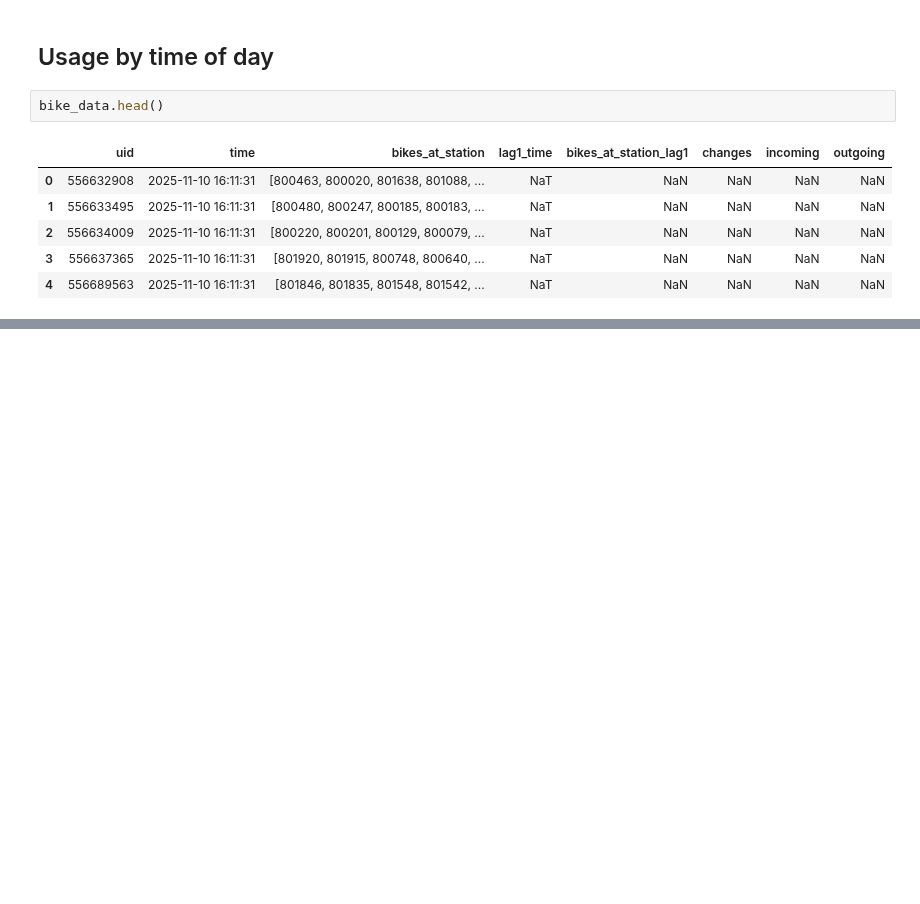
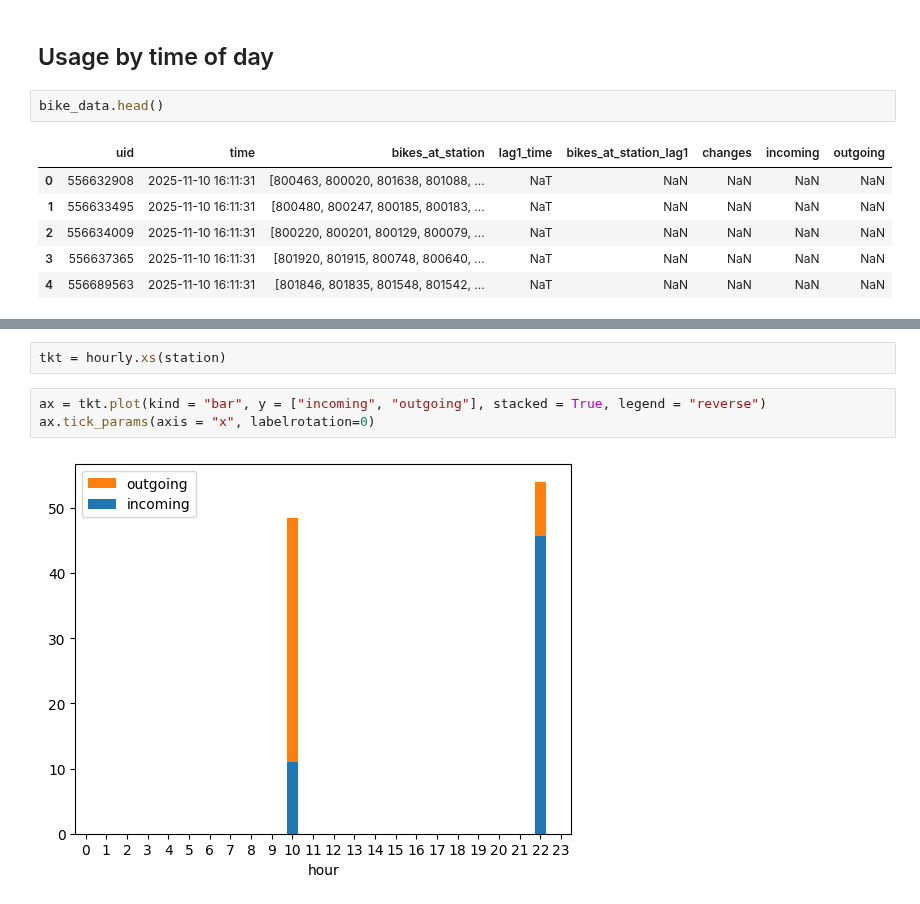
Before and after one commit to Mkranj/BajsBoard, a Jupyter notebook: notebooks/analyse_stations.ipynb, the cells around one changed output, grey strips where cells are left out. Cells and saved outputs as stored; diff of their text form; blank space fills up the shorter version.

```diff
--- a/notebooks/analyse_stations.ipynb
+++ b/notebooks/analyse_stations.ipynb
@@ -444,0 +485,7 @@ hourly
+# %%
+tkt = hourly.xs(station)
+# %%
+ax = tkt.plot(kind = "bar", y = ["incoming", "outgoing"], stacked = True, legend = "reverse")
+ax.tick_params(axis = "x", labelrotation=0)
+# %% [output]
+[figure, added]
```
Also changed, not shown: parts of 7 cells of this notebook, 2 other files.
